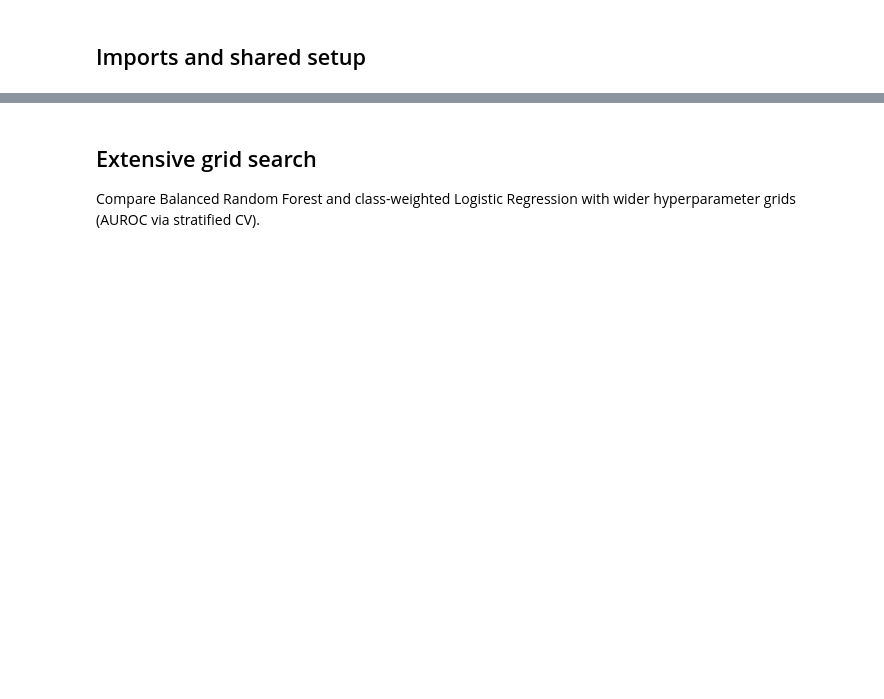
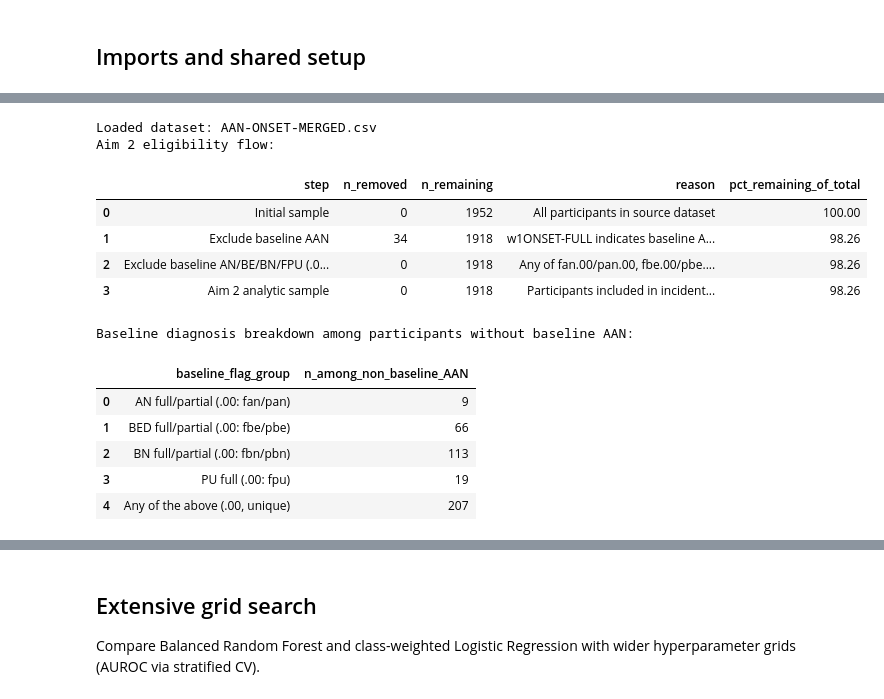
Before and after one commit to FelixZhan/AtyAN, a Jupyter notebook: AtyAN_MultivariateModels.ipynb, the cells around one changed output, grey strips where cells are left out. Cells and saved outputs as stored; diff of their text form; code cells hidden in the pictures; blank space fills up the shorter version.

```diff
--- a/AtyAN_MultivariateModels.ipynb
+++ b/AtyAN_MultivariateModels.ipynb
@@ -266,0 +476,74 @@ ValueError: Found missing/blank entries in 'study_cond'; expected none.
+# %%
+# Load once (reuse the data_file chosen in setup)
+raw_df = pd.read_csv(Path(data_file), low_memory=False)
+print(f"Loaded dataset: {data_file}")
+
+# Clean and encode study condition dummies
+df_with_cond = clean_and_encode_condition(raw_df)
+
+# Build predictors and outcome
+feature_df, base_features = build_predictors(df_with_cond)
+
+# Aim 2 cohort rule flag:
+# - Always exclude baseline AAN onset (w1ONSET-FULL)
+# - Optionally exclude baseline diagnosis flags (.00 only):
+#   fan.00/pan.00, fbe.00/pbe.00, fbn.00/pbn.00, and fpu.00
+# Default is NO extra diagnosis exclusion (False).
+EXCLUDE_BASELINE_DIAGNOSES = False
+
+aim2_flow, aim2_dx_breakdown, aim2_excluded_ids = summarize_aim2_exclusions(
+    feature_df,
+    onset_weight_label=ONSET_WEIGHT_LABEL,
+    exclude_baseline_diagnoses=EXCLUDE_BASELINE_DIAGNOSES,
+    id_col="id",
+)
+print("Aim 2 eligibility flow:")
+display(aim2_flow)
+
+print("Baseline diagnosis breakdown among participants without baseline AAN:")
+display(aim2_dx_breakdown)
+
+exclusion_flow_path = Path("aim2_exclusion_flow.csv")
+exclusion_breakdown_path = Path("aim2_exclusion_breakdown.csv")
+excluded_ids_path = Path("aim2_excluded_participants.csv")
+aim2_flow.to_csv(exclusion_flow_path, index=False)
+aim2_dx_breakdown.to_csv(exclusion_breakdown_path, index=False)
+aim2_excluded_ids.to_csv(excluded_ids_path, index=False)
+print(f"Saved exclusion flow: {exclusion_flow_path}")
+print(f"Saved exclusion breakdown: {exclusion_breakdown_path}")
+print(f"Saved participant-level exclusion list: {excluded_ids_path}")
+
+
+dataset = build_onset_dataset(
+    feature_df,
+    onset_weight_label=ONSET_WEIGHT_LABEL,
+    exclude_baseline_diagnoses=EXCLUDE_BASELINE_DIAGNOSES,
+)
+predictor_cols = [c for c in base_features if c in dataset.columns and not c.endswith("-persistence")]
+
+# Ensure condition dummies are evaluated individually in univariate models
+for cond_col in ["cond_bp", "cond_hw"]:
+    if cond_col in dataset.columns and cond_col not in predictor_cols:
+        predictor_cols.append(cond_col)
+
+X = dataset[predictor_cols]
+y = dataset["aan_onset_anywave"]
+print("Predictors:", predictor_cols)
+print("Class balance:", y.value_counts().to_dict())
+print(f"Design matrix shape: {X.shape}")
+print(f"Aim 2 analytic N: {len(dataset):,}")
+# %% [output]
+Loaded dataset: AAN-ONSET-MERGED.csv
+Aim 2 eligibility flow:
+|  | step | n_removed | n_remaining | reason | pct_remaining_of_total |
+| 0 | Initial sample | 0 | 1952 | All participants in source dataset | 100.00 |
+| 1 | Exclude baseline AAN | 34 | 1918 | w1ONSET-FULL indicates baseline A... | 98.26 |
+| 2 | Exclude baseline AN/BE/BN/FPU (.0... | 0 | 1918 | Any of fan.00/pan.00, fbe.00/pbe.... | 98.26 |
+| 3 | Aim 2 analytic sample | 0 | 1918 | Participants included in incident... | 98.26 |
+Baseline diagnosis breakdown among participants without baseline AAN:
+|  | baseline_flag_group | n_among_non_baseline_AAN |
+| 0 | AN full/partial (.00: fan/pan) | 9 |
+| 1 | BED full/partial (.00: fbe/pbe) | 66 |
+| 2 | BN full/partial (.00: fbn/pbn) | 113 |
+| 3 | PU full (.00: fpu) | 19 |
+| 4 | Any of the above (.00, unique) | 207 |
```
Also changed, not shown: parts of 24 cells of this notebook, 48 other files.
